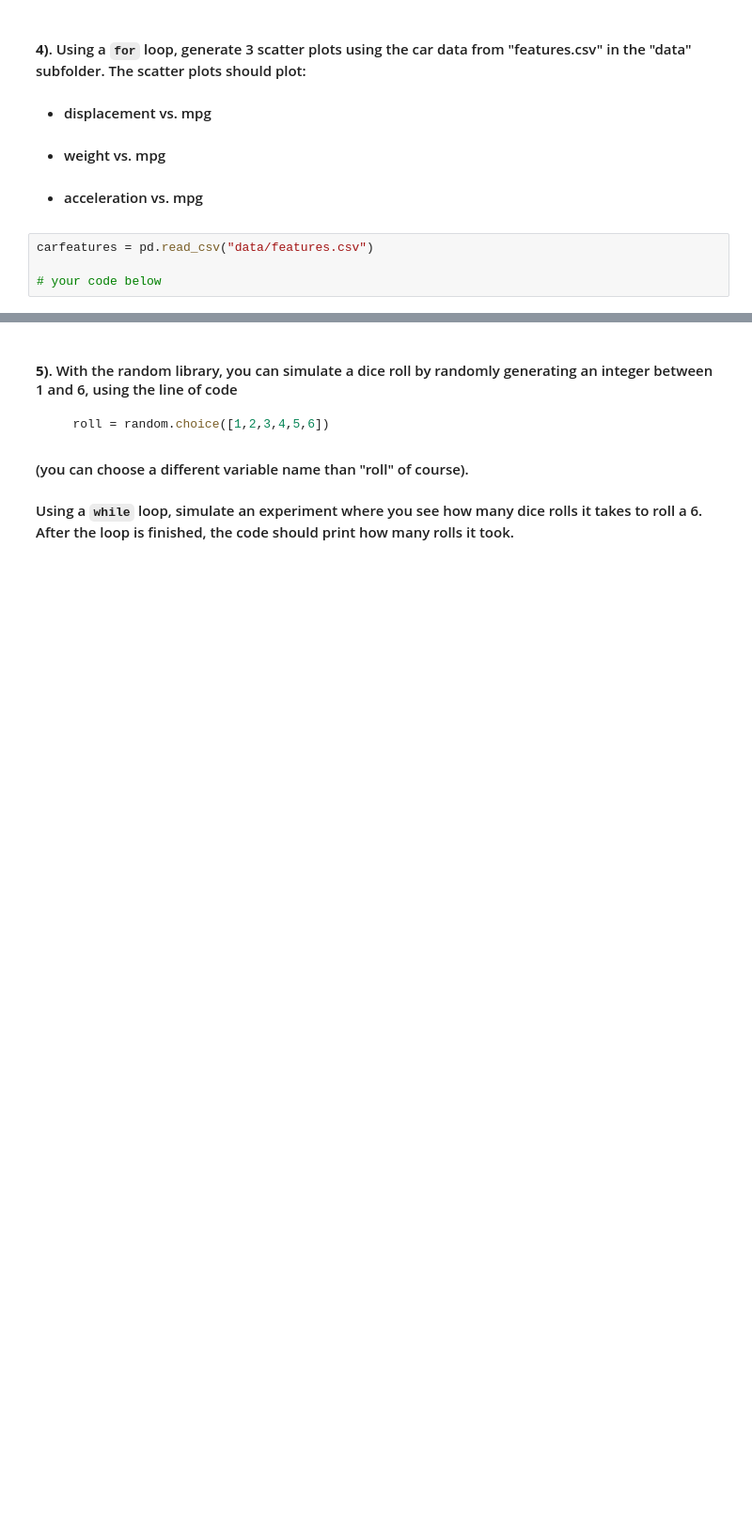
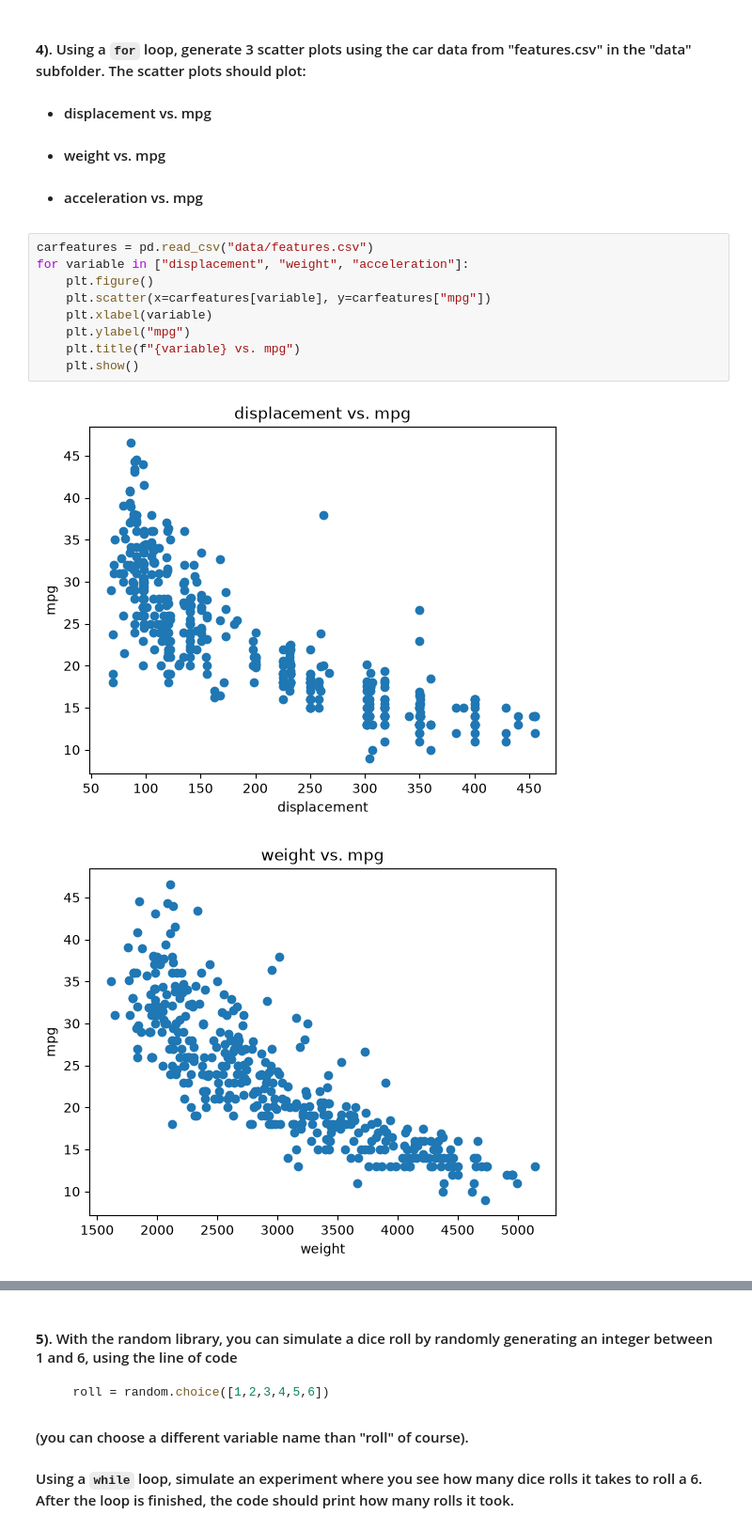
Before and after one commit to XintongIceyLi/datasci185fall2026, a Jupyter notebook: Lecture_07_Loops/Lecture7 copy.ipynb, the cells around one changed output, grey strips where cells are left out. Shown at 94% size. Cells and saved outputs as stored; diff of their text form; blank space fills up the shorter version.

```diff
--- a/Lecture_07_Loops/Lecture7 copy.ipynb
+++ b/Lecture_07_Loops/Lecture7 copy.ipynb
@@ -611,5 +686,13 @@ n = 31 # run this cell with other positive integers (start smaller to check your
 - #### acceleration vs. mpg
 # %%
 carfeatures = pd.read_csv("data/features.csv")
-
-# your code below
+for variable in ["displacement", "weight", "acceleration"]:
+    plt.figure()
+    plt.scatter(x=carfeatures[variable], y=carfeatures["mpg"])
+    plt.xlabel(variable)
+    plt.ylabel("mpg")
+    plt.title(f"{variable} vs. mpg")
+    plt.show()
+# %% [output]
+[figure, added]
+[figure, added]
```
Also changed, not shown: parts of 19 cells of this notebook, 21 other files.
